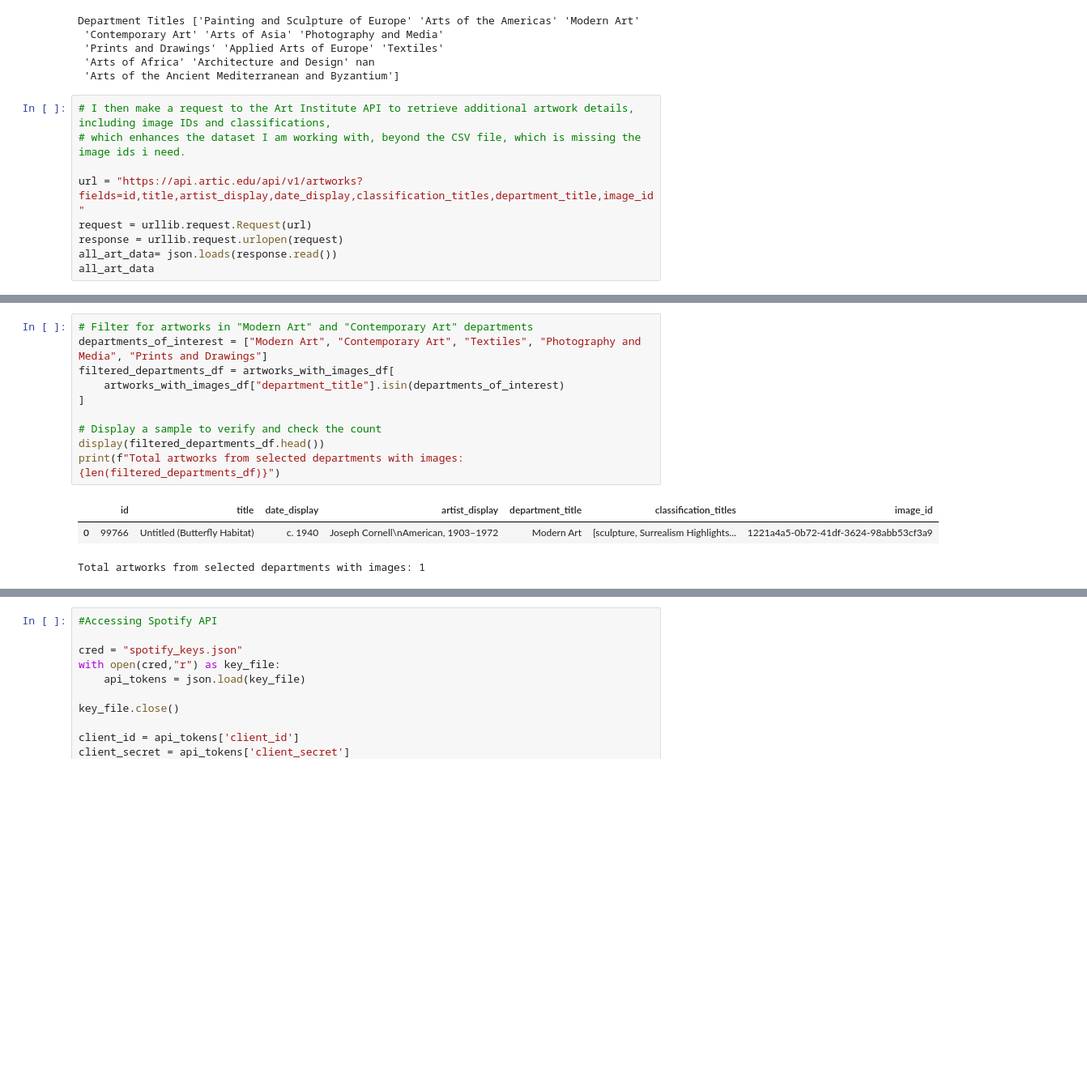
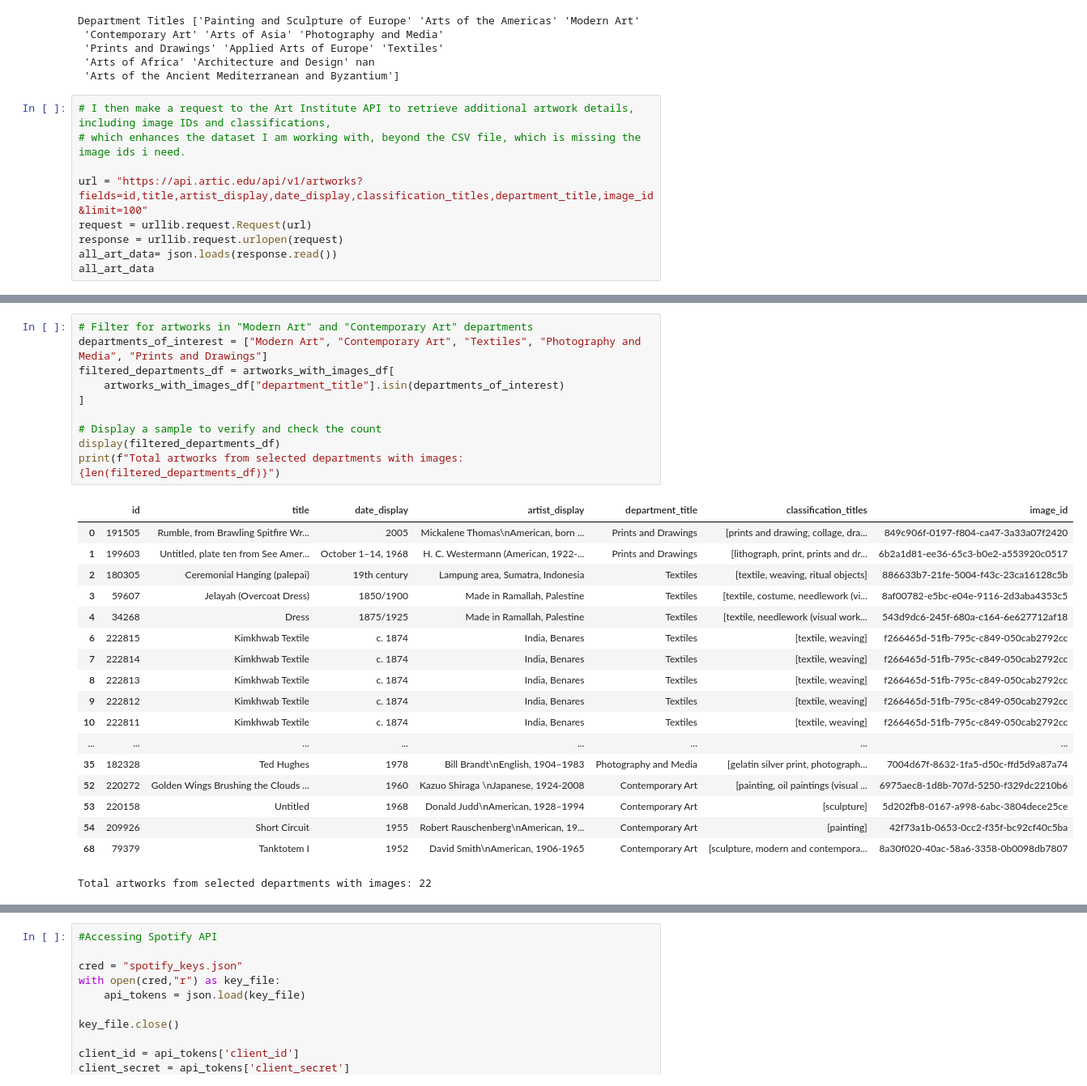
Before and after one commit to soemyat-noe/Spotify_Art_Exhibition, a Jupyter notebook: Virtual Exhibition Generator.ipynb, the cells around one changed output, grey strips where cells are left out. Shown at 81% size. Saved outputs shown, nothing was run; the diff lists cells and outputs as text; blank space fills up the shorter version.

```diff
--- a/Virtual Exhibition Generator.ipynb
+++ b/Virtual Exhibition Generator.ipynb
@@ -76,7 +73,7 @@ Department Titles ['Painting and Sculpture of Europe' 'Arts of the Americas' 'Mo
 # I then make a request to the Art Institute API to retrieve additional artwork details, including image IDs and classifications,
 # which enhances the dataset I am working with, beyond the CSV file, which is missing the image ids i need.
 
-url = "https://api.artic.edu/api/v1/artworks?fields=id,title,artist_display,date_display,classification_titles,department_title,image_id"
+url = "https://api.artic.edu/api/v1/artworks?fields=id,title,artist_display,date_display,classification_titles,department_title,image_id&limit=100"
 request = urllib.request.Request(url)
 response = urllib.request.urlopen(request)
 all_art_data= json.loads(response.read())
@@ -157,16 +156,31 @@ Departments with images available: ['Modern Art' 'Applied Arts of Europe'
 # %%
 # Filter for artworks in "Modern Art" and "Contemporary Art" departments
 departments_of_interest = ["Modern Art", "Contemporary Art", "Textiles", "Photography and Media", "Prints and Drawings"]
 filtered_departments_df = artworks_with_images_df[
     artworks_with_images_df["department_title"].isin(departments_of_interest)
 ]
 
 # Display a sample to verify and check the count
-display(filtered_departments_df.head())
+display(filtered_departments_df)
 print(f"Total artworks from selected departments with images: {len(filtered_departments_df)}")
 # %% [output]
 |  | id | title | date_display | artist_display | department_title | classification_titles | image_id |
-| 0 | 99766 | Untitled (Butterfly Habitat) | c. 1940 | Joseph Cornell\nAmerican, 1903–1972 | Modern Art | [sculpture, Surrealism Highlights... | 1221a4a5-0b72-41df-3624-98abb53cf3a9 |
+| 0 | 191505 | Rumble, from Brawling Spitfire Wr... | 2005 | Mickalene Thomas\nAmerican, born ... | Prints and Drawings | [prints and drawing, collage, dra... | 849c906f-0197-f804-ca47-3a33a07f2420 |
+| 1 | 199603 | Untitled, plate ten from See Amer... | October 1–14, 1968 | H. C. Westermann (American, 1922-... | Prints and Drawings | [lithograph, print, prints and dr... | 6b2a1d81-ee36-65c3-b0e2-a553920c0517 |
+| 2 | 180305 | Ceremonial Hanging (palepai) | 19th century | Lampung area, Sumatra, Indonesia | Textiles | [textile, weaving, ritual objects] | 886633b7-21fe-5004-f43c-23ca16128c5b |
+| 3 | 59607 | Jelayah (Overcoat Dress) | 1850/1900 | Made in Ramallah, Palestine | Textiles | [textile, costume, needlework (vi... | 8af00782-e5bc-e04e-9116-2d3aba4353c5 |
+| 4 | 34268 | Dress | 1875/1925 | Made in Ramallah, Palestine | Textiles | [textile, needlework (visual work... | 543d9dc6-245f-680a-c164-6e627712af18 |
+| 6 | 222815 | Kimkhwab Textile | c. 1874 | India, Benares | Textiles | [textile, weaving] | f266465d-51fb-795c-c849-050cab2792cc |
+| 7 | 222814 | Kimkhwab Textile | c. 1874 | India, Benares | Textiles | [textile, weaving] | f266465d-51fb-795c-c849-050cab2792cc |
+| 8 | 222813 | Kimkhwab Textile | c. 1874 | India, Benares | Textiles | [textile, weaving] | f266465d-51fb-795c-c849-050cab2792cc |
+| 9 | 222812 | Kimkhwab Textile | c. 1874 | India, Benares | Textiles | [textile, weaving] | f266465d-51fb-795c-c849-050cab2792cc |
+| 10 | 222811 | Kimkhwab Textile | c. 1874 | India, Benares | Textiles | [textile, weaving] | f266465d-51fb-795c-c849-050cab2792cc |
+| ... | ... | ... | ... | ... | ... | ... | ... |
+| 35 | 182328 | Ted Hughes | 1978 | Bill Brandt\nEnglish, 1904–1983 | Photography and Media | [gelatin silver print, photograph... | 7004d67f-8632-1fa5-d50c-ffd5d9a87a74 |
+| 52 | 220272 | Golden Wings Brushing the Clouds ... | 1960 | Kazuo Shiraga \nJapanese, 1924-2008 | Contemporary Art | [painting, oil paintings (visual ... | 6975aec8-1d8b-707d-5250-f329dc2210b6 |
+| 53 | 220158 | Untitled | 1968 | Donald Judd\nAmerican, 1928–1994 | Contemporary Art | [sculpture] | 5d202fb8-0167-a998-6abc-3804dece25ce |
+| 54 | 209926 | Short Circuit | 1955 | Robert Rauschenberg\nAmerican, 19... | Contemporary Art | [painting] | 42f73a1b-0653-0cc2-f35f-bc92cf40c5ba |
+| 68 | 79379 | Tanktotem I | 1952 | David Smith\nAmerican, 1906-1965 | Contemporary Art | [sculpture, modern and contempora... | 8a30f020-40ac-58a6-3358-0b0098db7807 |
-Total artworks from selected departments with images: 1
+Total artworks from selected departments with images: 22
 # %%
 # Function to display a sample of artworks with images from all departments
```
Also changed, not shown: parts of 10 cells of this notebook, 1 other file.
